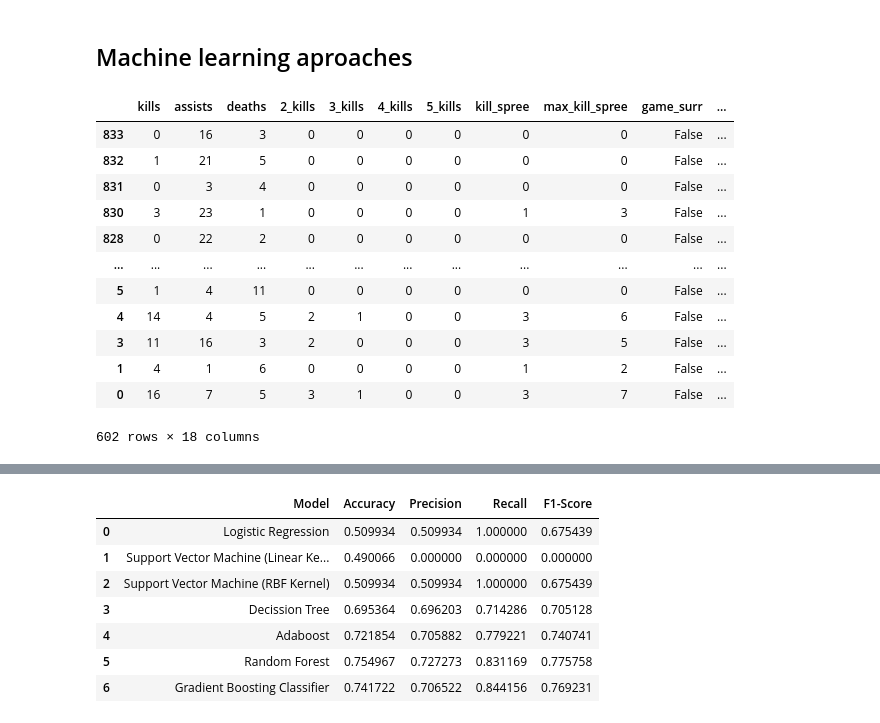
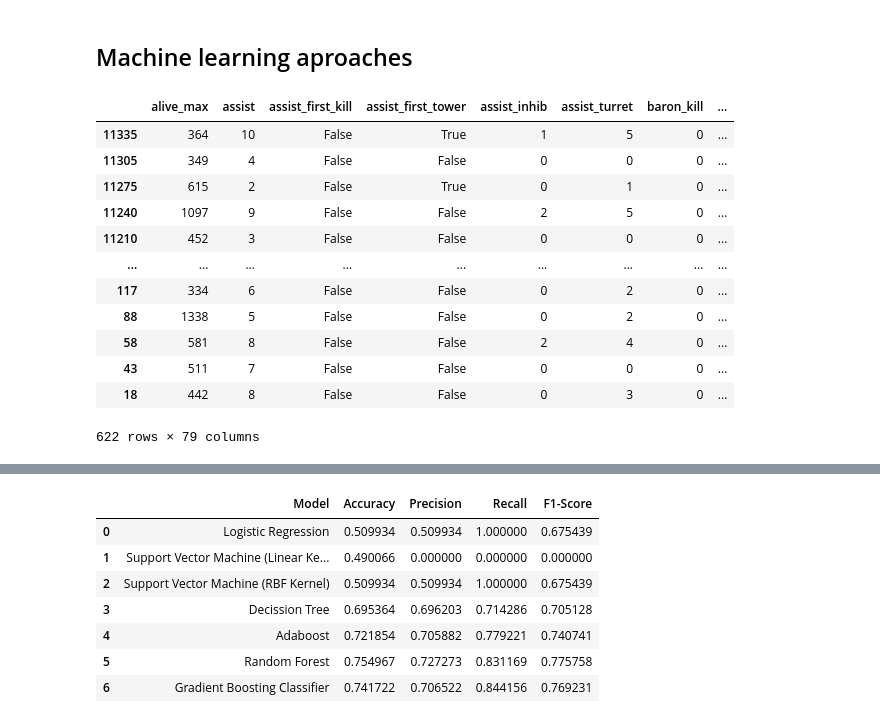
Before and after one commit to ryandamen/tilt, a Jupyter notebook: src/tilt.ipynb, the cells around one changed output, grey strips where cells are left out. Cells and saved outputs as stored; diff of their text form; code cells hidden in the pictures.

```diff
--- a/src/tilt.ipynb
+++ b/src/tilt.ipynb
@@ -300,0 +391,4 @@ def filt_matches(matches_data, max_rest, min_streak):
+# %%
+
+for data, loc in zip(["streak_info", "nostreak_info"], ["streak_loc", "nostreak_loc"]):
+    print(data, loc)
@@ -449,7 +611,7 @@ get_summoner_data(regs=settings["regions"],
 # %%
 # Note: If slow consider storing as a pickle object or just add this to the data collection step
 # Read in the summoner data
-sumo_info_raw_loc = data_dir / "summoner_data_raw.tsv"
+sumo_info_raw_loc = data_dir / "summoner_data_streak_raw.tsv"
 sumo_info_raw = pd.read_csv(sumo_info_raw_loc, sep = "\t")
 
 # Preprocessing
@@ -458,6 +620,6 @@ sumo_info = prep_data(sumo_info_raw, sumo_data_loc)
 
 sumo_info.head()
 
-# TODO: Remove this after the data has been geatehr again after 21-6 (this has been moved to filtering so wont work in prep)
-# Change all values above max_rest to nan
-sumo_info["time_since_last"] = np.where(sumo_info["time_since_last"] >= 3600000 , np.nan, sumo_info["time_since_last"])
+# protagonist subset
+df_prota = sumo_info.loc[sumo_info["prota"]==True].copy()
+df_prota.head()
@@ -574,21 +747,21 @@ plt.show()
 # %%
 # Win rate during points a win or lose streak
 # Calculate the number of games won and lost in succesion per groep of games played within max_rest time of one another
-game_streak = sumo_info["streak_id"].diff().ne(0).cumsum()
-sumo_info["consec_wl"] = sumo_info.win.groupby((sumo_info.win != sumo_info.groupby(game_streak)["win"].shift()).cumsum()).cumcount()
+game_streak = df_prota["streak_id"].diff().ne(0).cumsum()
+df_prota["consec_wl"] = df_prota.win.groupby((df_prota.win != df_prota.groupby(game_streak)["win"].shift()).cumsum()).cumcount()
 # Turn streak values negative if the game ended in a loss
-sumo_info.loc[sumo_info.loc[:, "win"] == False, "consec_wl":] *= -1
+df_prota.loc[df_prota.loc[:, "win"] == False, "consec_wl":] *= -1
 # Add if the next game is a win or lose
-sumo_info['win_next'] = sumo_info.groupby(game_streak)["win"].shift(-1, fill_value=np.nan)
+df_prota['win_next'] = df_prota.groupby(game_streak)["win"].shift(-1, fill_value=np.nan)
 # Calculate mean win rate
-df_streak_win = sumo_info.groupby(["consec_wl"])["win_next"].mean().reset_index()
+df_streak_win = df_prota.groupby(["consec_wl"])["win_next"].mean().reset_index()
 # Optional: Calculate mean win rate taking into account their rank. Need to adjut plot then
-# df_streak_win = sumo_info.groupby(["rank", "consec_wl"])["win_next"].mean().reset_index()
+# df_streak_win = df_prota.groupby(["rank", "consec_wl"])["win_next"].mean().reset_index()
 
 # Plot the graph
 # Change the X ticks
-min_num = sumo_info["consec_wl"].min()
-max_num = sumo_info["consec_wl"].max()
+min_num = df_prota["consec_wl"].min()
+max_num = df_prota["consec_wl"].max()
 x_ticks = np.append(np.arange(min_num, max_num, 1), max_num)
 # Plot
 ax = df_streak_win.plot(x="consec_wl",
@@ -603,4 +776,9 @@ ax = df_streak_win.plot(x="consec_wl",
 # Add horizontal line at the 50% winrate
 plt.axhline(y=0.5, linestyle="dashed", color="r")
 plt.show()
+
+
+# show distribution of datapoints of the win streaks
+df_prota['consec_wl'].value_counts()
+# and add eroor bars
 # %% [output]
@@ -609,8 +787,8 @@ plt.show()
 # TODO: apply this method of error bars and graphs to all others if required
 # Win rates based on played games in a streak
 # Calculate the average win rate of each players first second third etc. game
-sumo_info["game_nr"] = sumo_info.groupby("streak_id")["puuid"].rank(method="first", ascending=True)
-df_win_game = sumo_info.groupby(["game_nr"])["win"].agg([np.mean, np.std]).reset_index()
+df_prota["game_nr"] = df_prota.groupby("streak_id")["puuid"].rank(method="first", ascending=True)
+df_win_game = df_prota.groupby(["game_nr"])["win"].agg([np.mean, np.std]).reset_index()
 
 # Plot the graph
 # Change the X ticks
@@ -641,26 +819,26 @@ plt.show()
 # %%
 # Preprocessing
 # Drop remake rows:
-df = sumo_info.drop(sumo_info[sumo_info.remake == True].index).dropna()
+df = df_prota.drop(df_prota[df_prota.game_remake == True].index).dropna()
 
 # drop useless columns:
-bad_cols = ["match_id", "puuid", "rank", "pos", "remake", "pre_15_surr"]
+bad_cols = ["reg", "match_id", "puuid", "rank", "pos", "game_remake", "game_pre_15_surr"]
 df.drop(bad_cols, axis = 1, inplace=True)
 df
 # %% [output]
-|  | kills | assists | deaths | 2_kills | 3_kills | 4_kills | 5_kills | kill_spree | max_kill_spree | game_surr | ... |
-| 833 | 0 | 16 | 3 | 0 | 0 | 0 | 0 | 0 | 0 | False | ... |
-| 832 | 1 | 21 | 5 | 0 | 0 | 0 | 0 | 0 | 0 | False | ... |
-| 831 | 0 | 3 | 4 | 0 | 0 | 0 | 0 | 0 | 0 | False | ... |
-| 830 | 3 | 23 | 1 | 0 | 0 | 0 | 0 | 1 | 3 | False | ... |
-| 828 | 0 | 22 | 2 | 0 | 0 | 0 | 0 | 0 | 0 | False | ... |
-| ... | ... | ... | ... | ... | ... | ... | ... | ... | ... | ... | ... |
-| 5 | 1 | 4 | 11 | 0 | 0 | 0 | 0 | 0 | 0 | False | ... |
-| 4 | 14 | 4 | 5 | 2 | 1 | 0 | 0 | 3 | 6 | False | ... |
-| 3 | 11 | 16 | 3 | 2 | 0 | 0 | 0 | 3 | 5 | False | ... |
-| 1 | 4 | 1 | 6 | 0 | 0 | 0 | 0 | 1 | 2 | False | ... |
-| 0 | 16 | 7 | 5 | 3 | 1 | 0 | 0 | 3 | 7 | False | ... |
+|  | alive_max | assist | assist_first_kill | assist_first_tower | assist_inhib | assist_turret | baron_kill | ... |
+| 11335 | 364 | 10 | False | True | 1 | 5 | 0 | ... |
+| 11305 | 349 | 4 | False | False | 0 | 0 | 0 | ... |
+| 11275 | 615 | 2 | False | True | 0 | 1 | 0 | ... |
+| 11240 | 1097 | 9 | False | False | 2 | 5 | 0 | ... |
+| 11210 | 452 | 3 | False | False | 0 | 0 | 0 | ... |
+| ... | ... | ... | ... | ... | ... | ... | ... | ... |
+| 117 | 334 | 6 | False | False | 0 | 2 | 0 | ... |
+| 88 | 1338 | 5 | False | False | 0 | 2 | 0 | ... |
+| 58 | 581 | 8 | False | False | 2 | 4 | 0 | ... |
+| 43 | 511 | 7 | False | False | 0 | 0 | 0 | ... |
+| 18 | 442 | 8 | False | False | 0 | 3 | 0 | ... |
-602 rows × 18 columns
+622 rows × 79 columns
 # %%
 # Split the data into a training and test set
 X = df.drop("win", axis=1)
```
Also changed, not shown: parts of 28 cells of this notebook, 3 other files.
